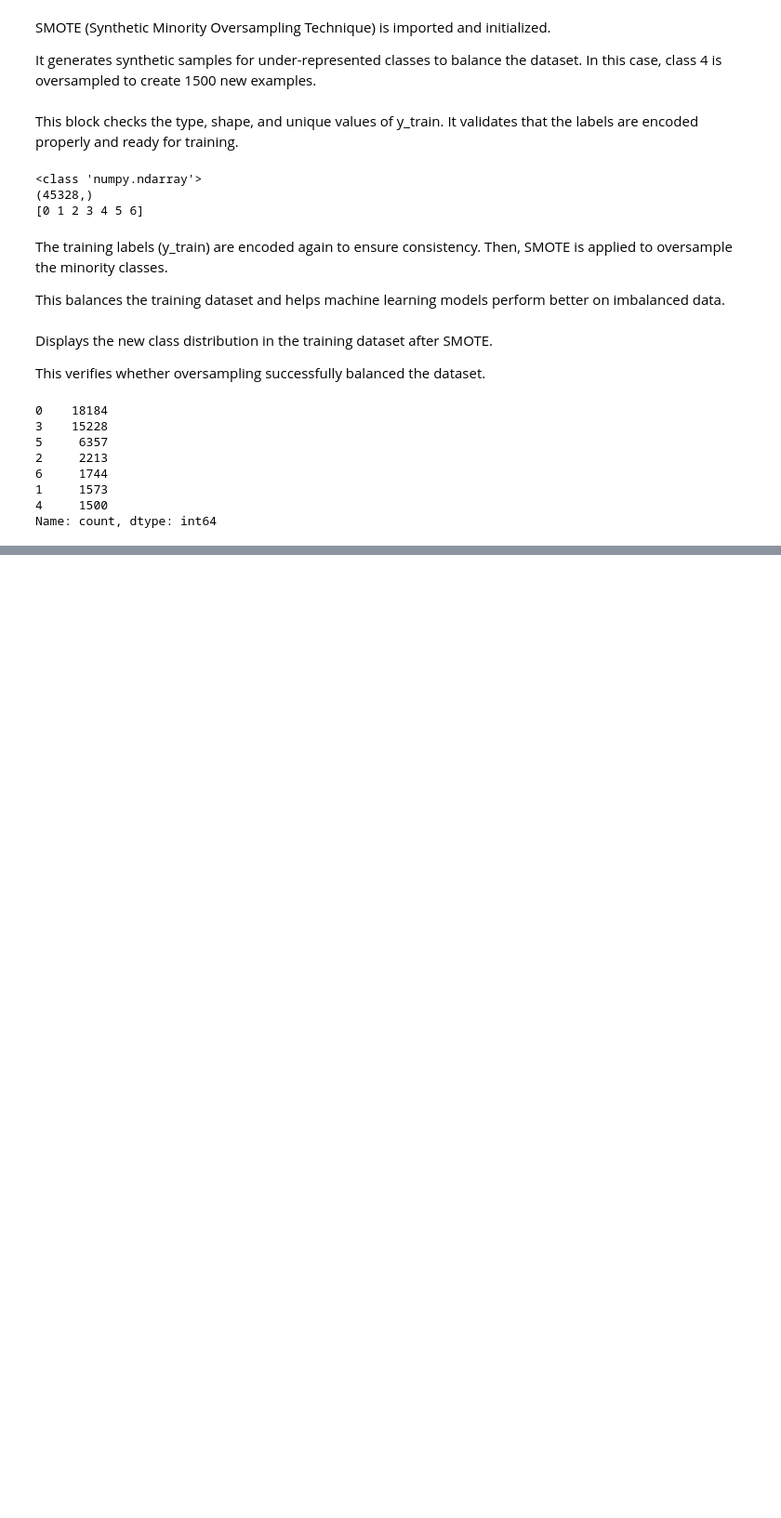
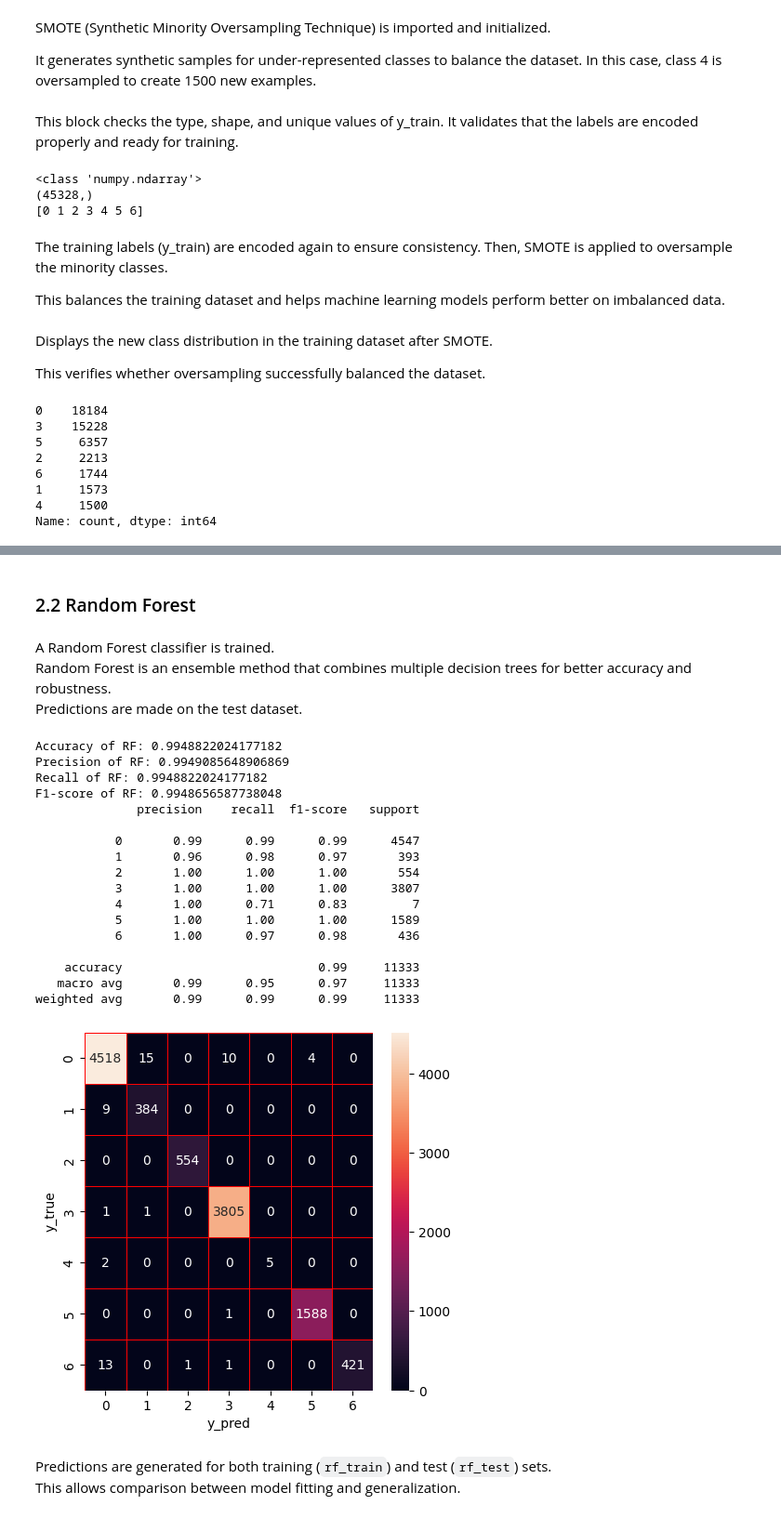
Before and after one commit to divya-392/Master-s-Project, a Jupyter notebook: IDS_TreeBase.ipynb, the cells around one changed output, grey strips where cells are left out. Shown at 93% size. Cells and saved outputs as stored; diff of their text form; code cells hidden in the pictures; blank space fills up the shorter version.

```diff
--- a/IDS_TreeBase.ipynb
+++ b/IDS_TreeBase.ipynb
@@ -134,0 +187,48 @@ Name: count, dtype: int64
+# %% [markdown]
+### 2.2 Random Forest
+# %% [markdown]
+A Random Forest classifier is trained.
+Random Forest is an ensemble method that combines multiple decision trees for better accuracy and robustness.
+Predictions are made on the test dataset.
+# %%
+# Random Forest training and prediction
+rf = RandomForestClassifier(random_state = 0)
+rf.fit(X_train,y_train)
+
+y_predict=rf.predict(X_test)
+y_true=y_test
+y_true_encoded=labelencoder.transform(y_true)
+print('Accuracy of RF: '+ str(rf.score(X_test,y_true_encoded)))
+precision,recall,fscore,none= precision_recall_fscore_support(y_true_encoded, y_predict, average='weighted')
+print('Precision of RF: '+(str(precision)))
+print('Recall of RF: '+(str(recall)))
+print('F1-score of RF: '+(str(fscore)))
+print(classification_report(y_true_encoded,y_predict))
+cm=confusion_matrix(y_true_encoded,y_predict)
+f,ax=plt.subplots(figsize=(5,5))
+sns.heatmap(cm,annot=True,linewidth=0.5,linecolor="red",fmt=".0f",ax=ax)
+plt.xlabel("y_pred")
+plt.ylabel("y_true")
+plt.show()
+# %% [output]
+Accuracy of RF: 0.9948822024177182
+Precision of RF: 0.9949085648906869
+Recall of RF: 0.9948822024177182
+F1-score of RF: 0.9948656587738048
+              precision    recall  f1-score   support
+
+           0       0.99      0.99      0.99      4547
+           1       0.96      0.98      0.97       393
+           2       1.00      1.00      1.00       554
+           3       1.00      1.00      1.00      3807
+           4       1.00      0.71      0.83         7
+           5       1.00      1.00      1.00      1589
+           6       1.00      0.97      0.98       436
+
+    accuracy                           0.99     11333
+   macro avg       0.99      0.95      0.97     11333
+weighted avg       0.99      0.99      0.99     11333
+[figure, added]
+# %% [markdown]
+Predictions are generated for both training (`rf_train`) and test (`rf_test`) sets.
+This allows comparison between model fitting and generalization.
```
Also changed, not shown: parts of 28 cells of this notebook.
